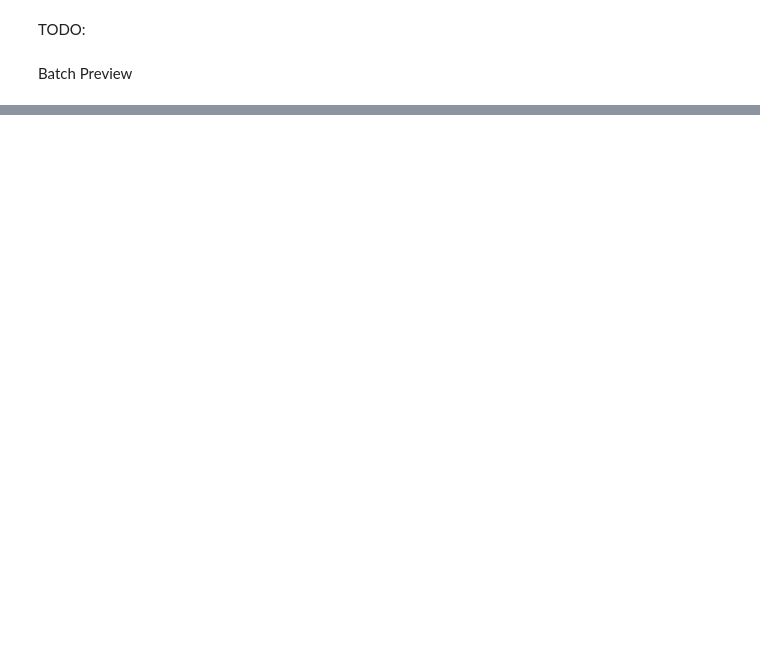
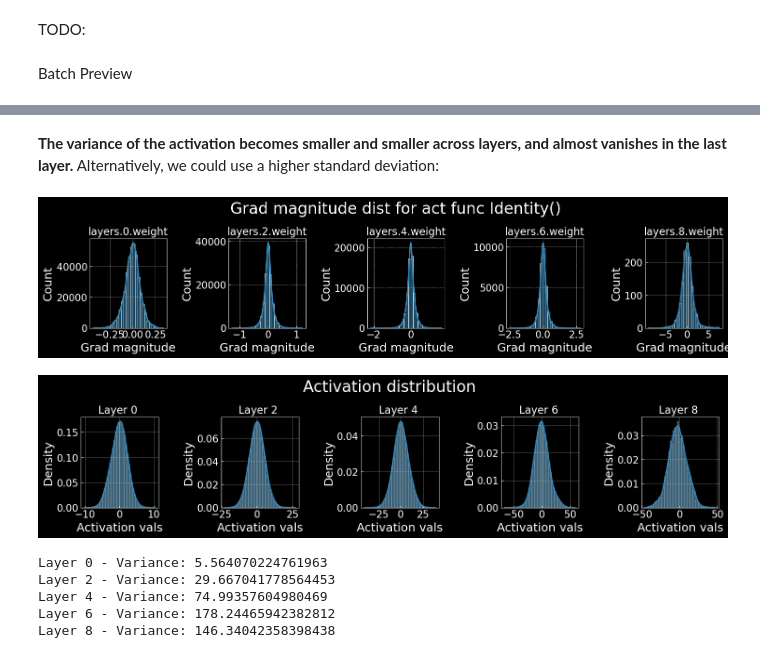
Before and after one commit to TimS-ml/My-ML, a Jupyter notebook: boring_draft/t4-1-optm.ipynb, the cells around one changed output, grey strips where cells are left out. Saved outputs shown, nothing was run; the diff lists cells and outputs as text; code cells hidden in the pictures; blank space fills up the shorter version.

```diff
--- a/boring_draft/t4-1-optm.ipynb
+++ b/boring_draft/t4-1-optm.ipynb
@@ -154,0 +422,14 @@ def test_model(net, data_loader):
+# %% [markdown]
+**The variance of the activation becomes smaller and smaller across layers, and almost vanishes in the last layer.** Alternatively, we could use a higher standard deviation:
+# %%
+var_init(model, std=0.1)
+vis_gradients(model)
+vis_activations(model, print_variance=True)
+# %% [output]
+[figure, added]
+[figure, added]
+Layer 0 - Variance: 5.564070224761963
+Layer 2 - Variance: 29.667041778564453
+Layer 4 - Variance: 74.99357604980469
+Layer 6 - Variance: 178.24465942382812
+Layer 8 - Variance: 146.34042358398438
```
Also changed, not shown: parts of 28 cells of this notebook, 1 other file.
